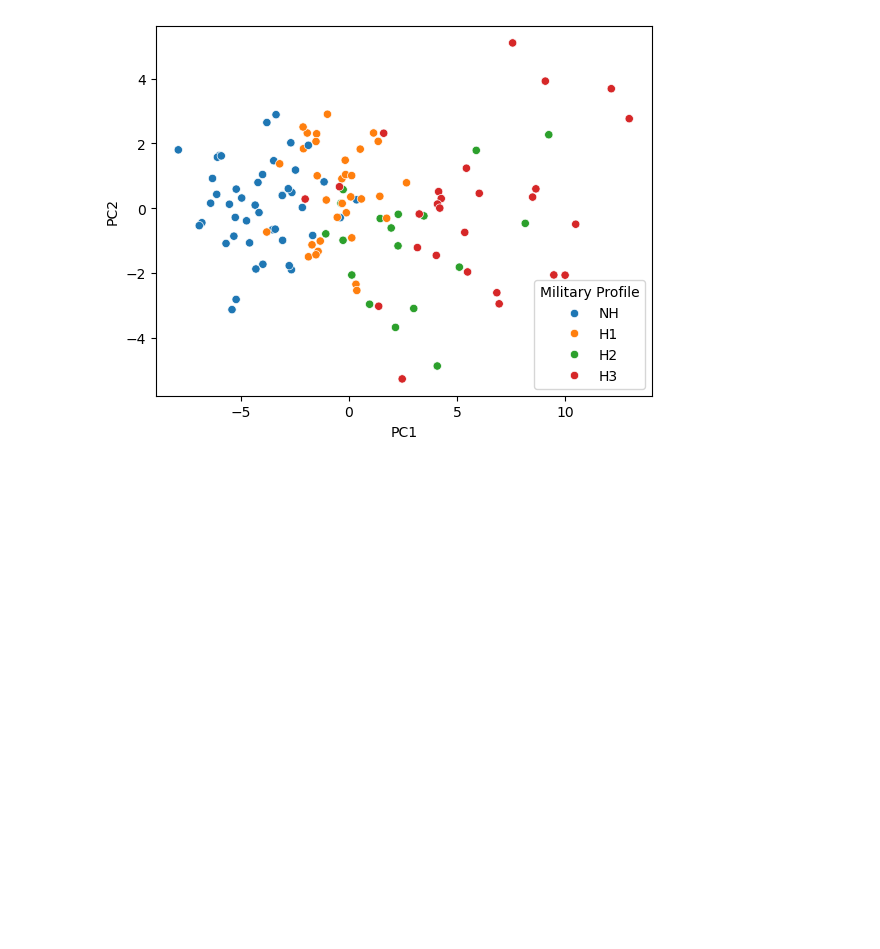
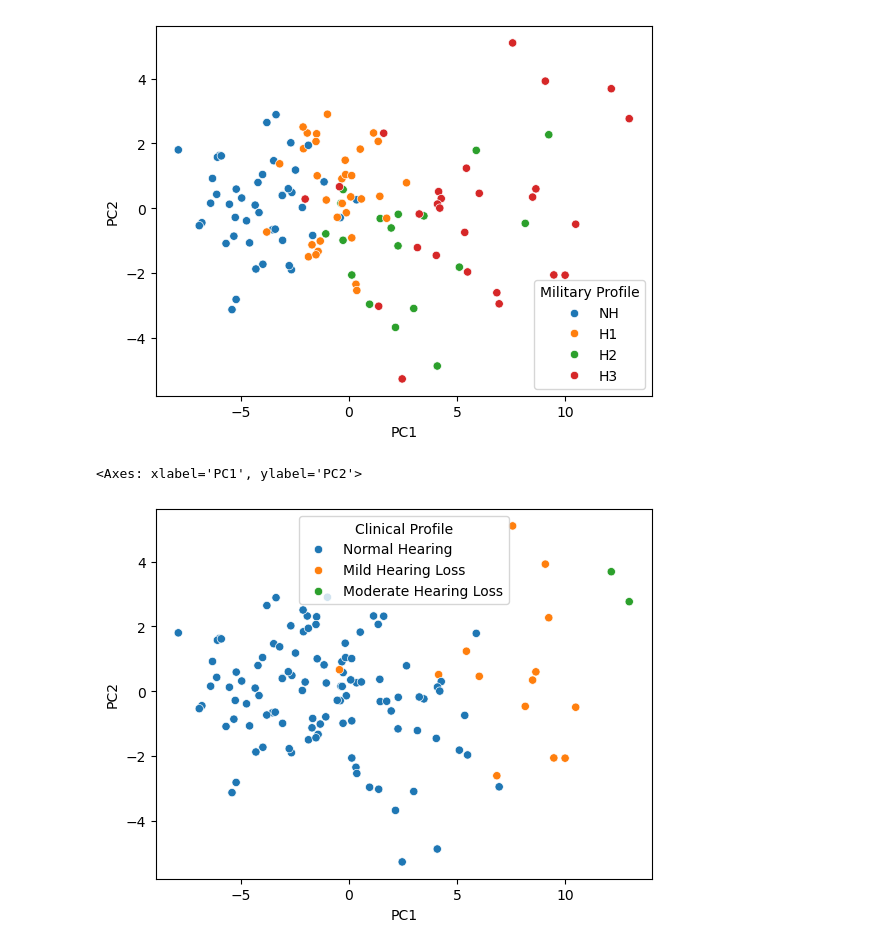
Before and after one commit to chengyili2005/SNC-Tools, a Jupyter notebook: hearing PCA/PCA_audiology.ipynb, the cells around one changed output. Drawn from its saved outputs; the diff is of its cells as text; code cells hidden in the pictures; blank space fills up the shorter version.

```diff
--- a/hearing PCA/PCA_audiology.ipynb
+++ b/hearing PCA/PCA_audiology.ipynb
@@ -572,3 +573,10 @@ sns.scatterplot(x="PC1",y="PC2",hue="Military Profile",data=combined_df)
 # %% [output]
 <Axes: xlabel='PC1', ylabel='PC2'>
 [figure]
+# %%
+# Plot PC1 and PC2, with the hue being the profile cluster
+# Prediction: Clinical profile will follow a gradient along the x-axis (PC1)
+sns.scatterplot(x="PC1",y="PC2",hue="Clinical Profile",data=combined_df)
+# %% [output]
+<Axes: xlabel='PC1', ylabel='PC2'>
+[figure, added]
```
Also changed, not shown: parts of 3 cells of this notebook.
